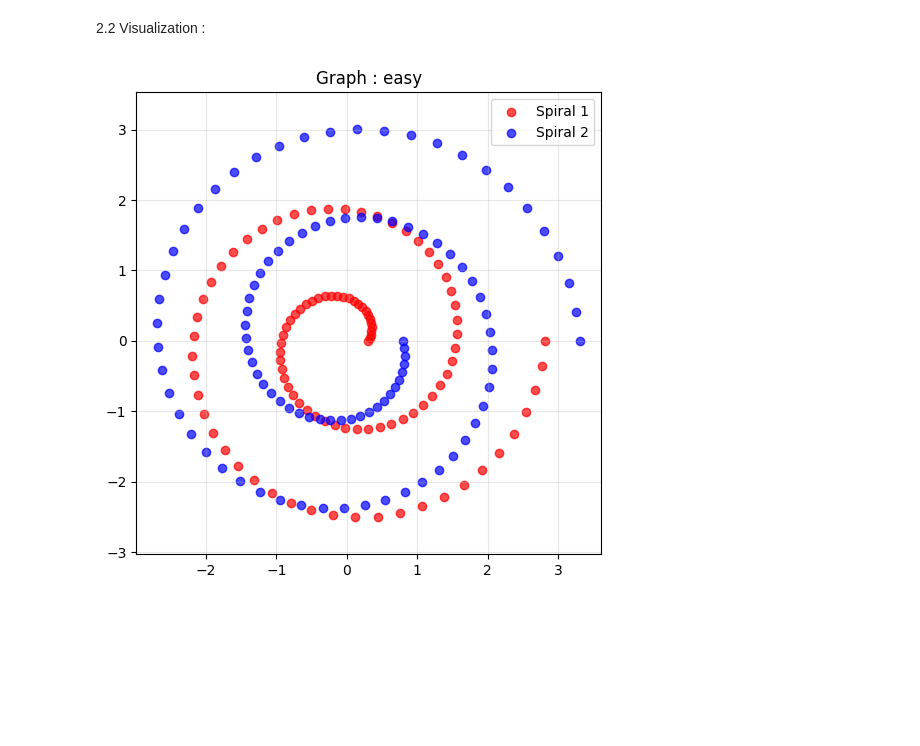
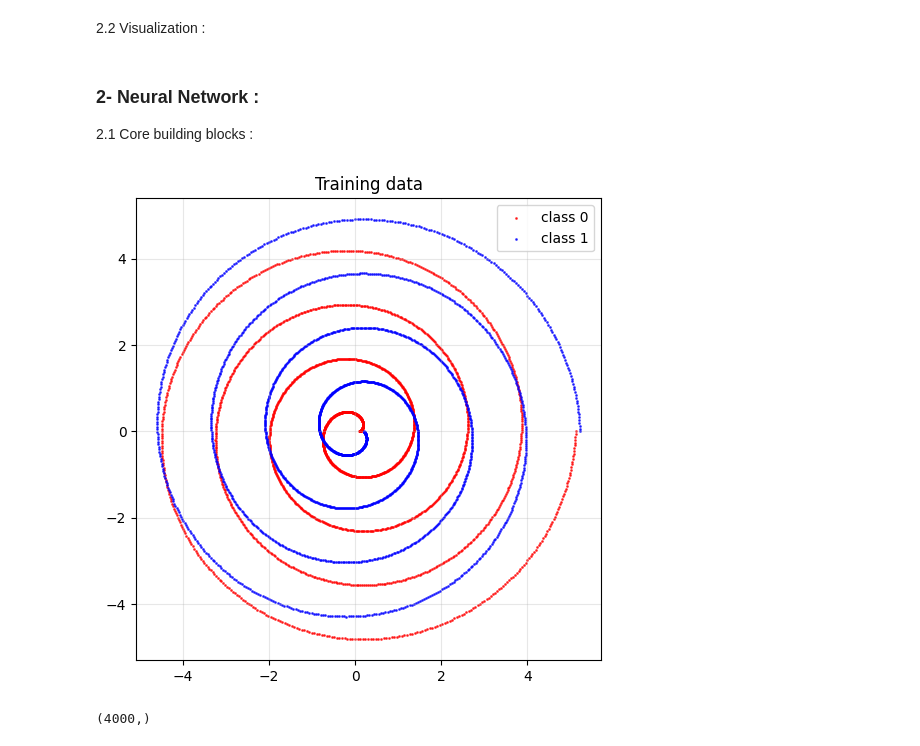
Before and after one commit to imaddde867/Spiral-Untagler-ANN, a Jupyter notebook: Untitled.ipynb, the cells around one changed output. Saved outputs shown, nothing was run; the diff lists cells and outputs as text; code cells hidden in the pictures; blank space fills up the shorter version.

Commit message:
ann core

```diff
--- a/Untitled.ipynb
+++ b/Untitled.ipynb
@@ -61,8 +61,8 @@ datasets = [
 ]
 
 for ax, (X, y, title) in zip(axes, datasets):
-    ax.scatter(X[y==0, 0], X[y==0, 1], c='red', alpha=0.7, label='Spiral 1')
-    ax.scatter(X[y==1, 0], X[y==1, 1], c='blue', alpha=0.7, label='Spiral 2')
+    ax.scatter(X[y==0, 0], X[y==0, 1], c='red', alpha=0.7, label='class 0')
+    ax.scatter(X[y==1, 0], X[y==1, 1], c='blue', alpha=0.7, label='class 1')
     ax.set_title(title)
     ax.axis('equal')
     ax.grid(True, alpha=0.3)
@@ -90,10 +90,10 @@ def plot_data(X, y, title="Graph"):
     plt.figure(figsize=(6, 6))
 
     # Plot Class 0
-    plt.scatter(X[y==0, 0], X[y==0, 1], c='red', alpha=0.7, label='Spiral 1')
+    plt.scatter(X[y==0, 0], X[y==0, 1], c='red', s=1, alpha=0.7, label='class 0')
 
     # Plot Class 1
-    plt.scatter(X[y==1, 0], X[y==1, 1], c='blue', alpha=0.7, label='Spiral 2')
+    plt.scatter(X[y==1, 0], X[y==1, 1], c='blue', s=1, alpha=0.7, label='class 1')
 
     plt.title(title)
     plt.axis('equal')
@@ -101,11 +101,20 @@ def plot_data(X, y, title="Graph"):
     plt.legend()
     plt.show()
 
-difficulty = 'easy'
-X, y = generate_intertwined_spirals(difficulty=difficulty)
-plot_data(X, y, title=f'Graph : {difficulty}')
-
 def plot_decision_boundary(model, X, y, resolution=100):
     """Plot the decisiong boundary of a trained model"""
+
+    pass
-# %% [output]
-[figure, removed]
+# %% [markdown]
+### 2- Neural Network :
+2.1 Core building blocks :
+# %%
+# Let's generate a large intertwined spirals graph for training
+X_train, y_train = generate_intertwined_spirals(n_points=2000, difficulty='hard')
+plot_data(X_train, y_train, title='Training data')
+# %% [output]
+[figure, added]
+# %%
+X_train[:,0].shape
+# %% [output]
+(4000,)
```
Also changed, not shown: parts of 1 cell of this notebook, 1 other file.
